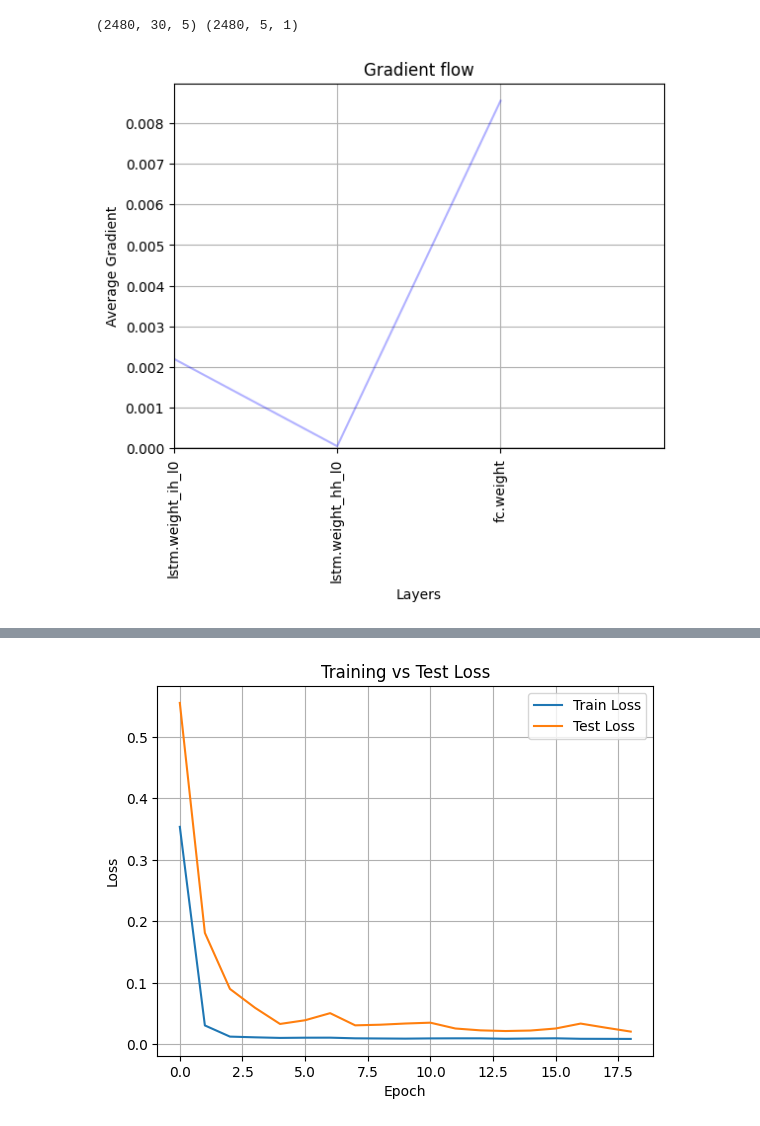
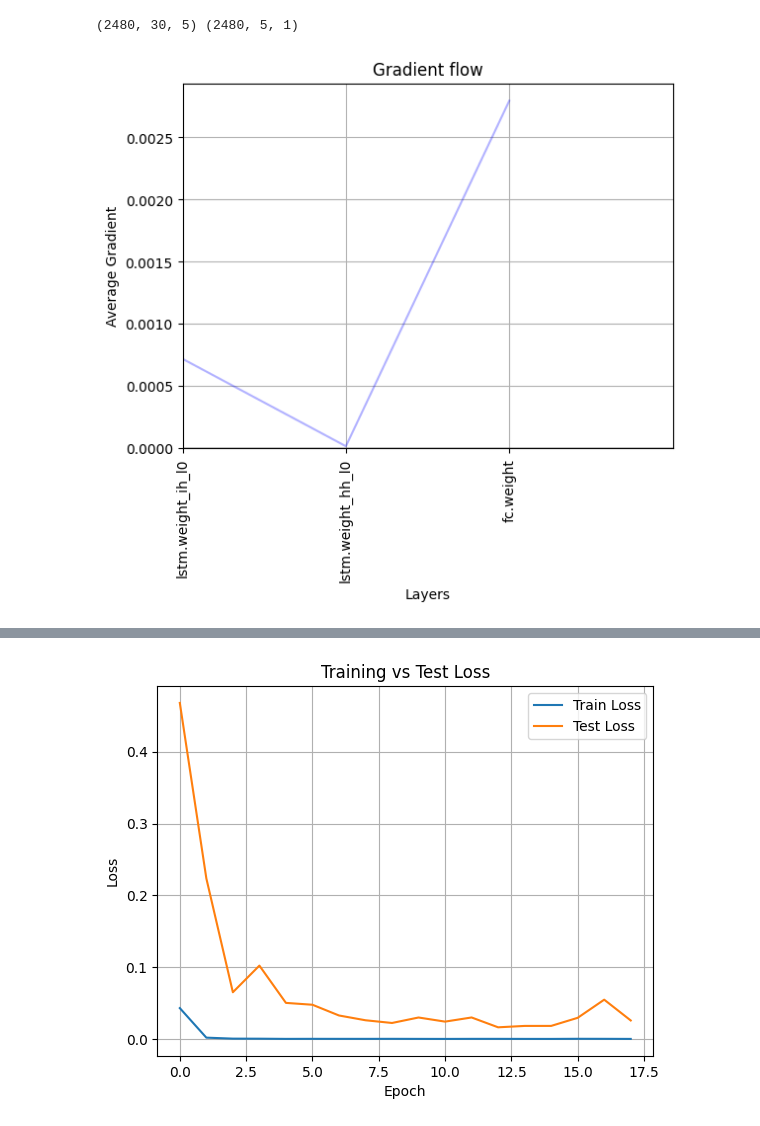
Before and after one commit to amazovetskii/LSTM_Market_Prediction, a Jupyter notebook: lstm.ipynb, the cells around one changed output, grey strips where cells are left out. Cells and saved outputs as stored; diff of their text form; code cells hidden in the pictures.

```diff
--- a/lstm.ipynb
+++ b/lstm.ipynb
@@ -69,8 +69,8 @@ model = LSTM(
     pred_days=future_days
 ).to(device)
 
-criterion = nn.MSELoss()
-# criterion = loss_functions.directional_loss
+#criterion = nn.MSELoss()
+criterion = loss_functions.directional_loss
 
 optimizer = torch.optim.Adam(model.parameters(), lr=1e-3,)
 scheduler = lr_scheduler.StepLR(optimizer, step_size=20, gamma=0.5)
@@ -135,4 +135,4 @@ for epoch in range(n_epochs):
 
 vis.plot_losses(train_losses, test_losses)
 # %% [output]
-[figure, old version]
+[figure, new version]
@@ -143,3 +143,3 @@ Best loss: 0.021749889012426138
-[figure, old version]
+[figure, new version]
 # %%
 testing = Testing(model, device)
```
Also changed, not shown: parts of 2 cells of this notebook, 3 other files.
